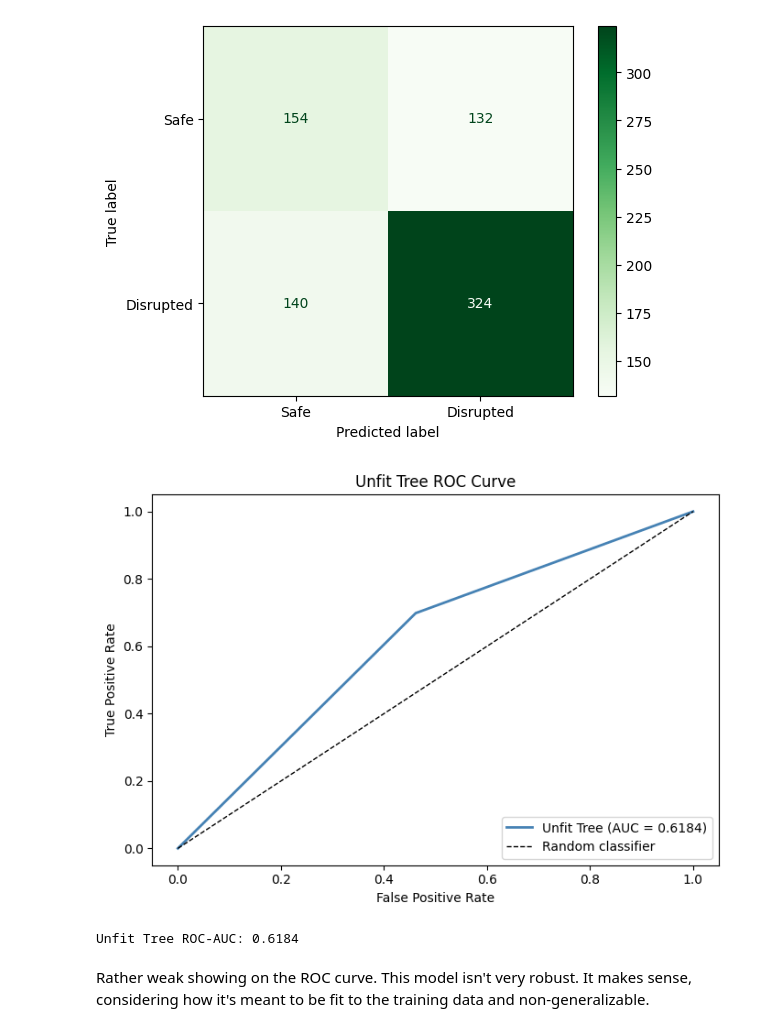
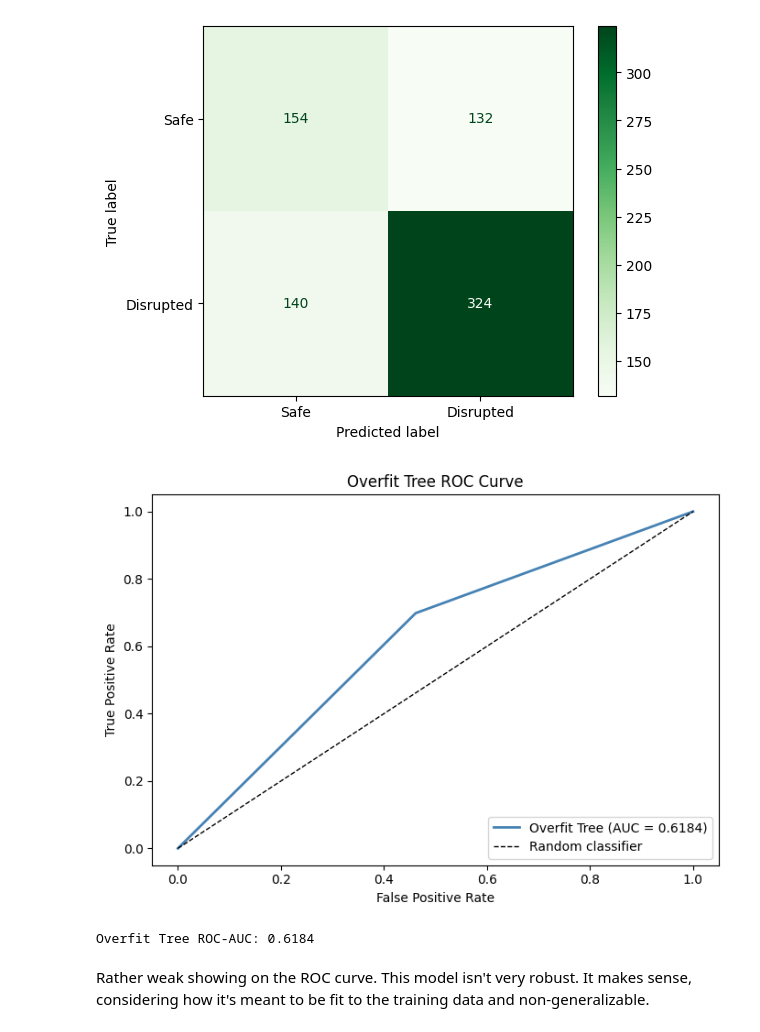
Before and after one commit to CB12354/DS3021-final, a Jupyter notebook: decision-tree.ipynb, the cells around one changed output. Drawn from its saved outputs; the diff is of its cells as text; code cells hidden in the pictures.

Commit message:
cleaned up reused ROC graph code

```diff
--- a/decision-tree.ipynb
+++ b/decision-tree.ipynb
@@ -242,7 +242,7 @@ def model_fit_metrics(pipe: Pipeline, x, y, xt, yt, display_labels=['Safe', 'Dis
     return pipe, results
 # %%
 # Do a test with a single unchecked tree.
-dt_pipe_1, results = model_fit_metrics(dt_pipe_1, Xtr, ytr, Xtu, ytu)
+dt_pipe_1, results_1 = model_fit_metrics(dt_pipe_1, Xtr, ytr, Xtu, ytu)
 # %% [output]
 Training score: 1.0
 Tuning score: 0.6373333333333333
@@ -255,27 +255,33 @@ Tuning score: 0.6373333333333333
    macro avg       0.62      0.62      0.62       750
 weighted avg       0.64      0.64      0.64       750
 [figure]
+# %%
+# Package this code from our lab into a function - I'm going to use it a lot
+def labeled_roc_auc_graph(results: pd.DataFrame, graphname, yhat_prob_colname='prob_disrupted',
+                          y_colname='target'):
+    y_proba = results[yhat_prob_colname]
+    ytarget = results[y_colname]
+    fpr, tpr, thresholds = roc_curve(ytarget, y_proba)
+    auc = roc_auc_score(ytarget, y_proba)
+
+    fig, ax = plt.subplots(figsize=(7, 5))
+    ax.plot(fpr, tpr, lw=2, color='steelblue', label=f'{graphname} (AUC = {auc:.4f})')
+    ax.plot([0, 1], [0, 1], 'k--', lw=1, label='Random classifier')
+    ax.set_xlabel('False Positive Rate')
+    ax.set_ylabel('True Positive Rate')
+    ax.set_title(f'{graphname} ROC Curve')
+    ax.legend(loc='lower right')
+    plt.tight_layout()
+    plt.show()
+
+    print(f"{graphname} ROC-AUC: {auc:.4f}")
+    return auc
 # %%
 # Let's see the ROC curve to check this model's robustness...
-y_proba_m1 = results['prob_disrupted']
-ytarget = results['target']
-fpr_m1, tpr_m1, thresholds_m1 = roc_curve(ytarget, y_proba_m1)
-auc_m1 = roc_auc_score(ytarget, y_proba_m1)
-
-fig, ax = plt.subplots(figsize=(7, 5))
-ax.plot(fpr_m1, tpr_m1, lw=2, color='steelblue', label=f'Unfit Tree (AUC = {auc_m1:.4f})')
-ax.plot([0, 1], [0, 1], 'k--', lw=1, label='Random classifier')
-ax.set_xlabel('False Positive Rate')
-ax.set_ylabel('True Positive Rate')
-ax.set_title('Unfit Tree ROC Curve')
-ax.legend(loc='lower right')
-plt.tight_layout()
-plt.show()
-
-print(f"Unfit Tree ROC-AUC: {auc_m1:.4f}")
+dt_1_roc_auc = labeled_roc_auc_graph(results_1, "Overfit Tree")
 # %% [output]
-[figure, old version]
+[figure, new version]
-Unfit Tree ROC-AUC: 0.6184
+Overfit Tree ROC-AUC: 0.6184
 # %% [markdown]
 Rather weak showing on the ROC curve. This model isn't very robust. It makes sense, considering how it's meant to be fit to the training data and non-generalizable.
 # %%
```
Also changed, not shown: parts of 5 cells of this notebook.
